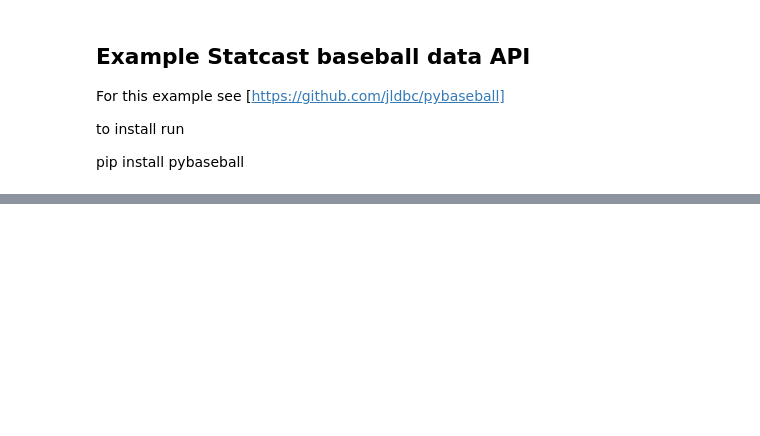
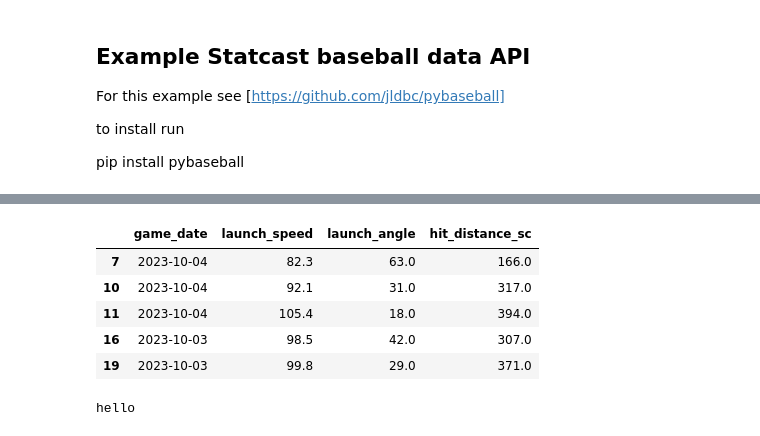
Before and after one commit to True-North-Intelligent-Algorithms/intro-to-data-analysis, a Jupyter notebook: docs/30_web_api/25_baseball_stats.ipynb, the cells around one changed output, grey strips where cells are left out. Saved outputs shown, nothing was run; the diff lists cells and outputs as text; code cells hidden in the pictures; blank space fills up the shorter version.

```diff
--- a/docs/30_web_api/25_baseball_stats.ipynb
+++ b/docs/30_web_api/25_baseball_stats.ipynb
@@ -77,0 +192,13 @@ in_play.head()
+# %%
+list_of_columns = ['game_date', 'launch_speed', 'launch_angle', 'hit_distance_sc']
+
+display(in_play[list_of_columns].head())
+print('hello')
+# %% [output]
+|  | game_date | launch_speed | launch_angle | hit_distance_sc |
+| 7 | 2023-10-04 | 82.3 | 63.0 | 166.0 |
+| 10 | 2023-10-04 | 92.1 | 31.0 | 317.0 |
+| 11 | 2023-10-04 | 105.4 | 18.0 | 394.0 |
+| 16 | 2023-10-03 | 98.5 | 42.0 | 307.0 |
+| 19 | 2023-10-03 | 99.8 | 29.0 | 371.0 |
+hello
```
Also changed, not shown: parts of 14 cells of this notebook, 33 other files.
